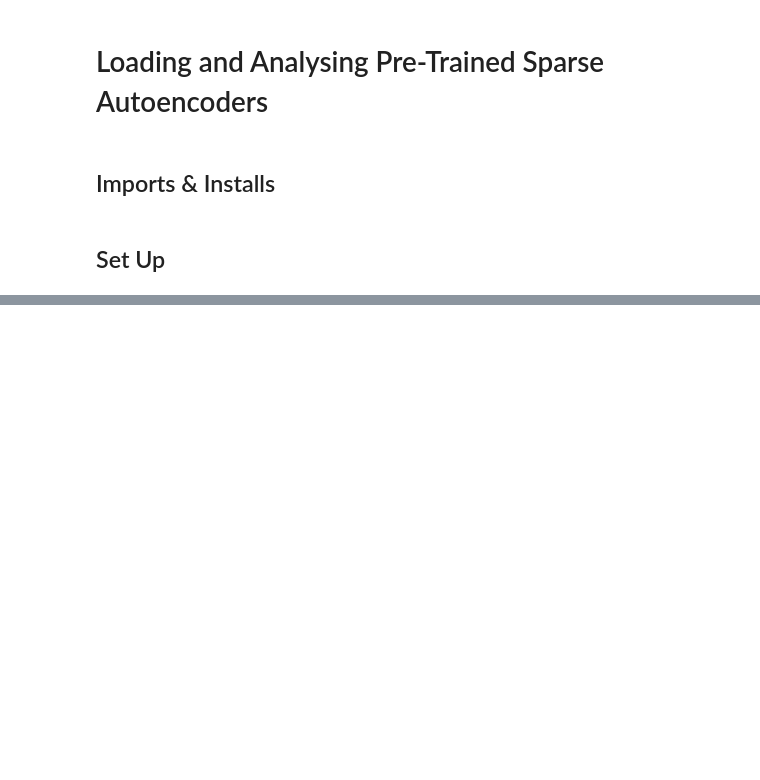
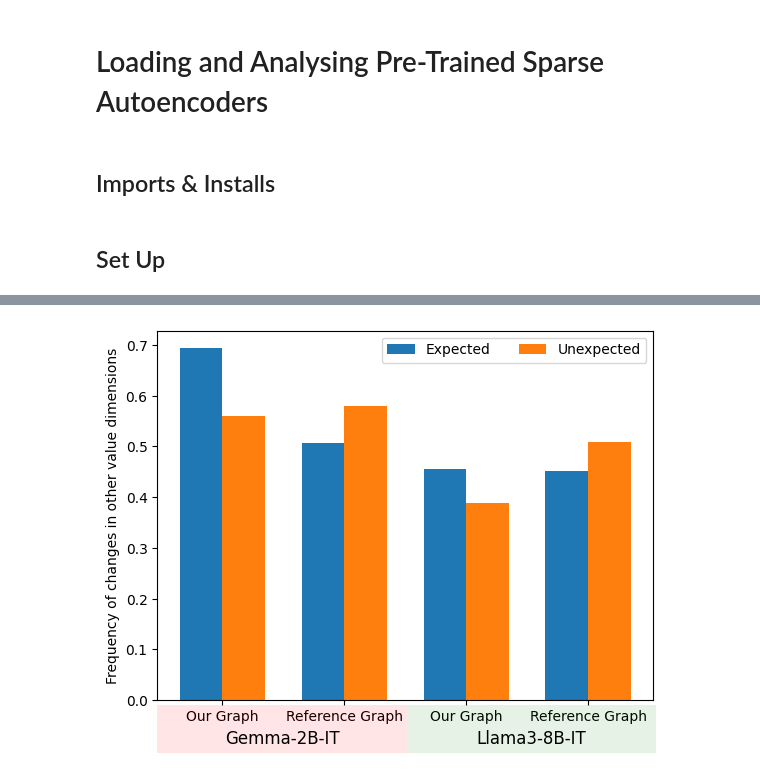
Before and after one commit to bigai-nlco/ValueCausalGraph, a Jupyter notebook: tutorials/value_causal_graph_analysis.ipynb, the cells around one changed output, grey strips where cells are left out. Drawn from its saved outputs; the diff is of its cells as text; code cells hidden in the pictures; blank space fills up the shorter version.

```diff
--- a/tutorials/value_causal_graph_analysis.ipynb
+++ b/tutorials/value_causal_graph_analysis.ipynb
@@ -881,0 +859,97 @@ with open('table2.tex', 'w') as f:
+# %%
+import numpy as np
+import matplotlib.pyplot as plt
+from matplotlib import patches
+
+
+
+def make_chart(data1, data2, modelname):
+    labels_ = ['Our Graph','Reference Graph','Our Graph','Reference Graph']
+
+    #用来为坐标的常规坐标 还是 对数坐标做准备
+    fig, ax = plt.subplots(figsize=(6.4, 4.8))#用来控制图片的大小
+    #fig, ax = plt.subplots()
+
+
+    # 设置柱状图参数
+    width = 0.35 #柱状图每个柱子的宽度,同时也是调整每组柱子之间的间隙
+    x = np.arange(len(labels_)) #用来指定每个柱子位置参数
+
+    # 绘制柱状图,正常坐标
+    ax.bar(x-width/2, (data1), width=width, label='Expected')#第一个参数是该柱子的中心位置的坐标
+    ax.bar(x+width/2, (data2), width=width, label='Unexpected')
+
+    #ax.set_yscale('log', basey=10)#设置柱子的纵坐标为对数刻度
+
+
+    # #在需要的位置添加数据标签，添加提高的百分比
+    # for j in range(len(data1)):
+    #     differ = (data2[j] - data1[j]) / data2[j]
+    #     x_pos = j-0.1
+    #     y_pos = data2[j] + 5
+    #     plt.text(x_pos, y_pos, str(round(data1[j],2)), ha = 'left')
+    #     plt.text(x_pos, y_pos, str(round(data2[j],2)), ha = 'right')
+
+    #     #data1[j]保留两位小数
+    #     #plt.text(x_pos, y_pos, str(round(data1[j],2)) + ' (' + str(round(differ*100,2)) + '%)', ha = 'center')
+    #     #参数1和2是添加的文字的位置，参数3添加的文字内容
+
+    # 设置图表标题和轴标签
+    #plt.title(f'{modelname}')
+    #plt.xlabel('Order')
+    plt.ylabel('Frequency of changes in other value dimensions')
+
+    #plt.xticks(x, fontsize=12, rotation=45,loc='inside')#设置标签的文字大小和旋转方向
+    plt.xticks(x, labels_)  #使得标签现实的是给定的文字标签
+
+
+    p1 = patches.Rectangle((.515, 0), width=.39, height=.10, alpha=.1, facecolor='green', transform=fig.transFigure, label='Gemma-2B-IT')
+    p2 = patches.Rectangle((.125, 0), width=.39, height=.10, alpha=.1, facecolor='red', transform=fig.transFigure, label='Llama3-8B-IT')
+    #can we add a label for each rectangle?
+
+    fig.add_artist(p1)
+    fig.add_artist(p2)
+
+    fig.text(0.125 + 0.39/2, .03, 'Gemma-2B-IT',
+            horizontalalignment='center',
+            verticalalignment='center',
+            fontsize=12,
+            color='black')
+    fig.text(0.515 + 0.39/2, .03, 'Llama3-8B-IT',
+            horizontalalignment='center',
+            verticalalignment='center',
+            fontsize=12,
+            color='black')
+
+    # 设置图例
+    plt.legend(loc='upper right', ncol=2)#设置图例的位置和列数
+
+    #获取默认图片尺寸
+    figure = plt.gcf()
+    width = figure.bbox.width
+    height = figure.bbox.height
+    print(width,height)
+
+    #plt.tight_layout(pad=10)
+
+    # 显示图表
+    plt.show()
+
+
+
+# 需要画图的数据
+
+data1 = [
+    np.nanmean(index_dict['mean_scorechange_related_gemma']),
+    np.nanmean(index_dict['mean_scorechange_related_reference_gemma']),
+    np.nanmean(index_dict['mean_scorechange_related_llama']),
+    np.nanmean(index_dict['mean_scorechange_related_reference_llama'])
+    ]
+data2 = [
+    np.nanmean(index_dict['mean_scorechange_unrelated_gemma']),
+    np.nanmean(index_dict['mean_scorechange_unrelated_reference_gemma']),
+    np.nanmean(index_dict['mean_scorechange_unrelated_llama']),
+    np.nanmean(index_dict['mean_scorechange_unrelated_reference_llama'])
+    ]
+make_chart(data1, data2, 'Gemma-2B-IT')
+# %% [output]
@@ -882 +957,2 @@ with open('table2.tex', 'w') as f:
+[figure, added]
 # %%
```
Also changed, not shown: parts of 21 cells of this notebook, 35 other files.
